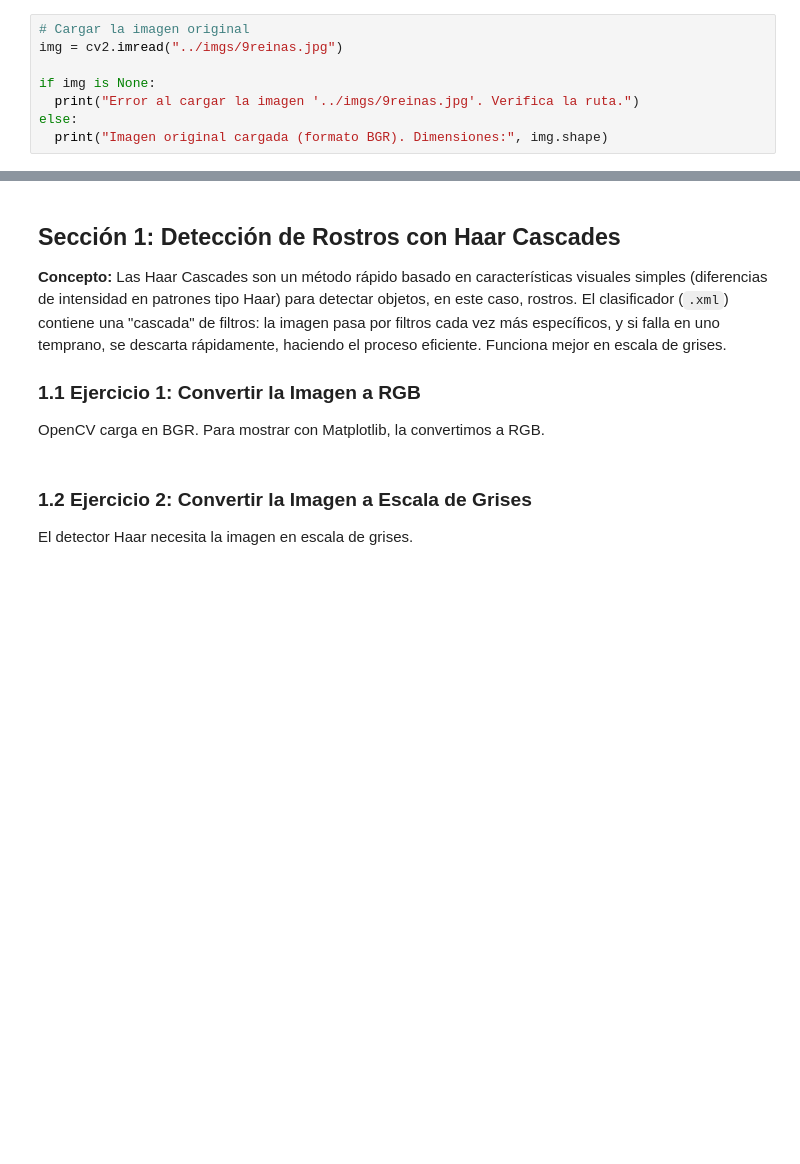
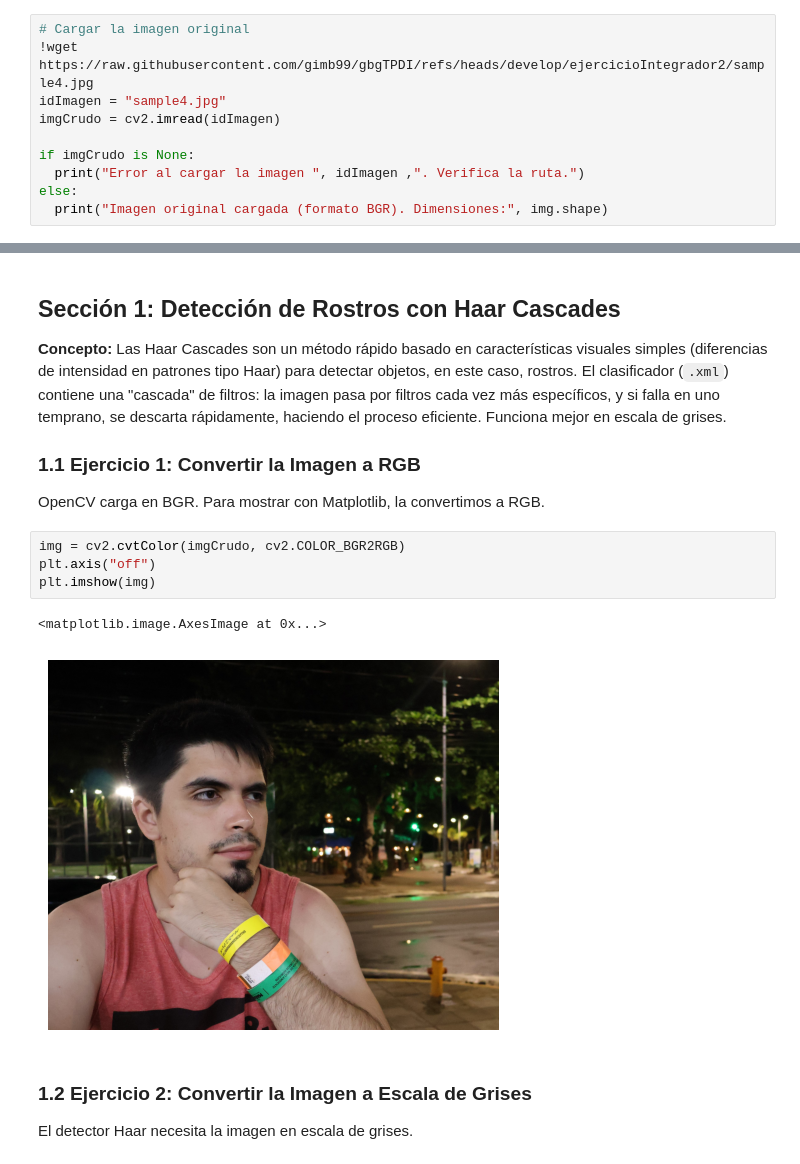
Before and after one commit to gimb99/PDI_BARTHOU_GONZALO, a Jupyter notebook: ejercicioIntegrador2/ejercicioIntegrador2_Entregable.ipynb, the cells around one changed output, grey strips where cells are left out. Cells and saved outputs as stored; diff of their text form; blank space fills up the shorter version.

```diff
--- a/ejercicioIntegrador2/ejercicioIntegrador2_Entregable.ipynb
+++ b/ejercicioIntegrador2/ejercicioIntegrador2_Entregable.ipynb
@@ -78,9 +113,11 @@ print("¡Recursos listos!")
 Cargamos la imagen descargada usando `cv2.imread`.
 # %%
 # Cargar la imagen original
-img = cv2.imread("../imgs/9reinas.jpg")
+!wget https://raw.githubusercontent.com/gimb99/gbgTPDI/refs/heads/develop/ejercicioIntegrador2/sample4.jpg
+idImagen = "sample4.jpg"
+imgCrudo = cv2.imread(idImagen)
 
-if img is None:
-  print("Error al cargar la imagen '../imgs/9reinas.jpg'. Verifica la ruta.")
+if imgCrudo is None:
+  print("Error al cargar la imagen ", idImagen ,". Verifica la ruta.")
 else:
   print("Imagen original cargada (formato BGR). Dimensiones:", img.shape)
@@ -92,6 +142,13 @@ else:
 ### 1.1 **Ejercicio 1:** Convertir la Imagen a RGB
 
 OpenCV carga en BGR. Para mostrar con Matplotlib, la convertimos a RGB.
+# %%
+img = cv2.cvtColor(imgCrudo, cv2.COLOR_BGR2RGB)
+plt.axis("off")
+plt.imshow(img)
+# %% [output]
+<matplotlib.image.AxesImage at 0x...>
+[figure, added]
 # %% [markdown]
 ### 1.2 **Ejercicio 2:** Convertir la Imagen a Escala de Grises
 
```
Also changed, not shown: parts of 11 cells of this notebook.
